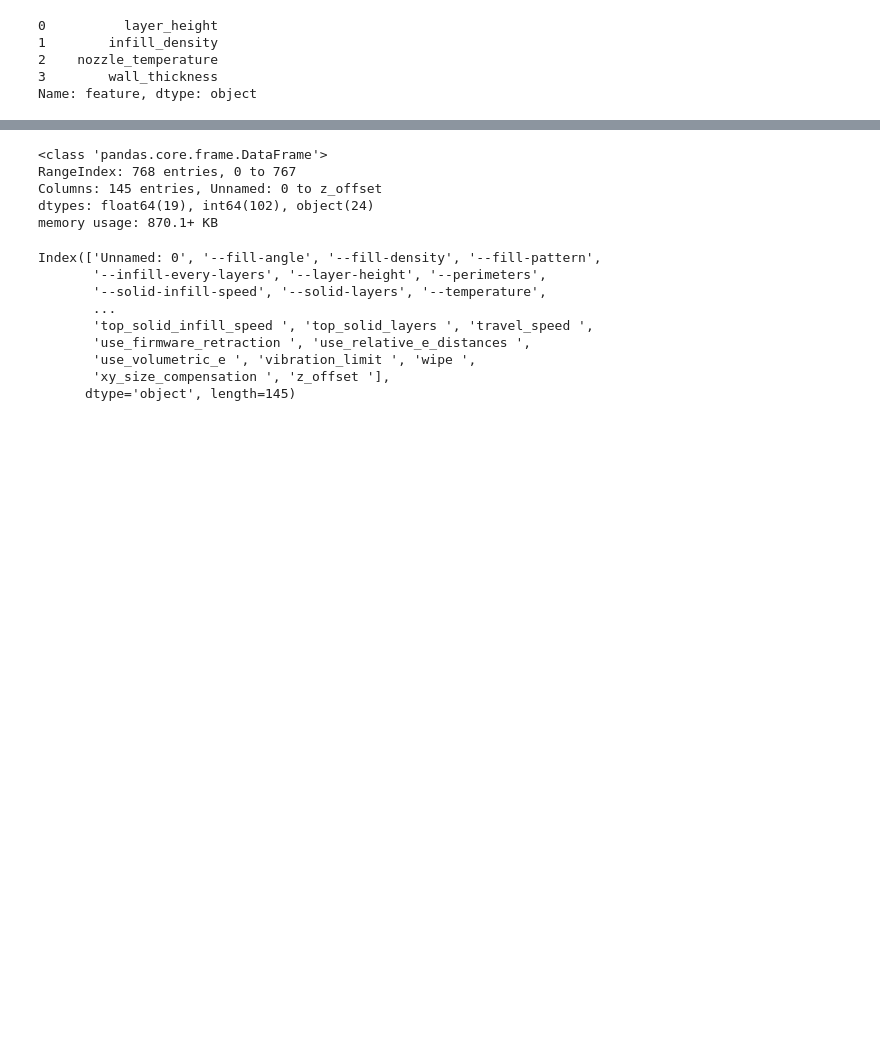
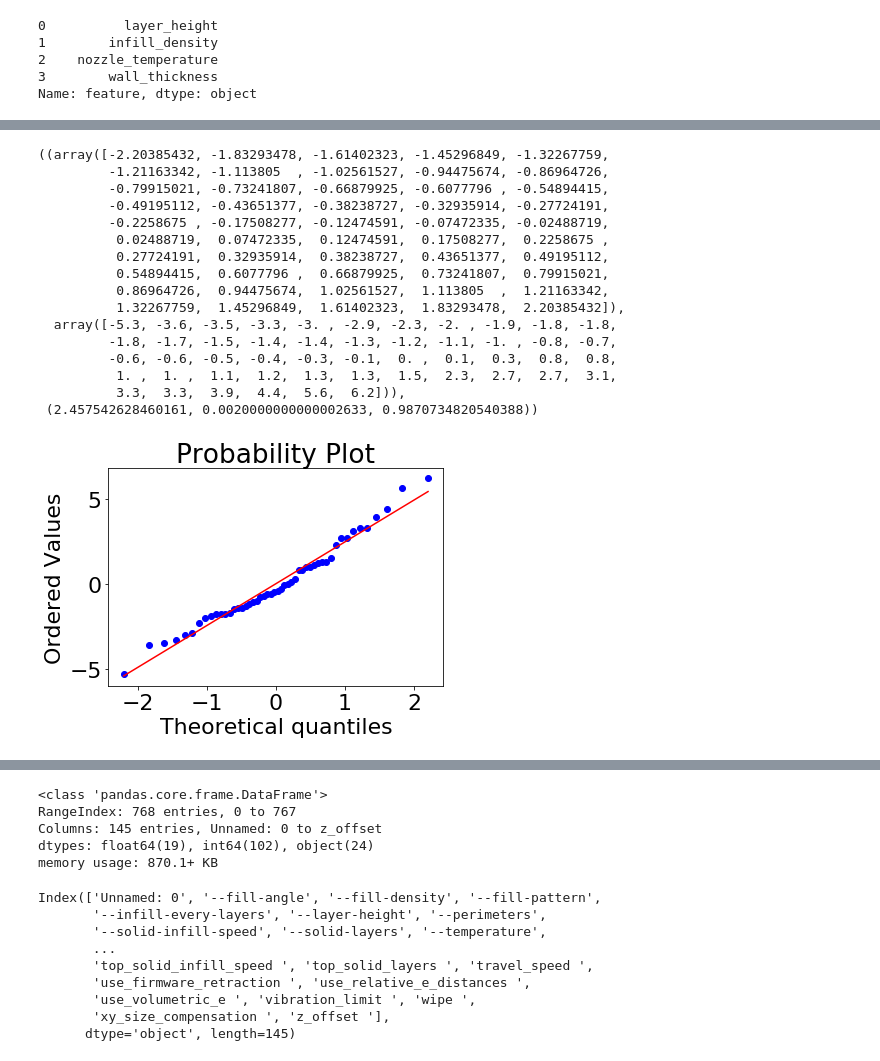
Before and after one commit to wilsonify/Opti3D, a Jupyter notebook: 3dprinter.ipynb, the cells around one changed output, grey strips where cells are left out. Drawn from its saved outputs; the diff is of its cells as text; code cells hidden in the pictures; blank space fills up the shorter version.

```diff
--- a/3dprinter.ipynb
+++ b/3dprinter.ipynb
@@ -127,3 +148,23 @@ pd.concat([pd.Series(strength_regressor_rf.predict(x),name='predicted'),
+# %%
+stats.probplot(strength_residual, dist="norm", plot=plt)
+# %% [output]
+((array([-2.20385432, -1.83293478, -1.61402323, -1.45296849, -1.32267759,
+         -1.21163342, -1.113805  , -1.02561527, -0.94475674, -0.86964726,
+         -0.79915021, -0.73241807, -0.66879925, -0.6077796 , -0.54894415,
+         -0.49195112, -0.43651377, -0.38238727, -0.32935914, -0.27724191,
+         -0.2258675 , -0.17508277, -0.12474591, -0.07472335, -0.02488719,
+          0.02488719,  0.07472335,  0.12474591,  0.17508277,  0.2258675 ,
+          0.27724191,  0.32935914,  0.38238727,  0.43651377,  0.49195112,
+          0.54894415,  0.6077796 ,  0.66879925,  0.73241807,  0.79915021,
+          0.86964726,  0.94475674,  1.02561527,  1.113805  ,  1.21163342,
+          1.32267759,  1.45296849,  1.61402323,  1.83293478,  2.20385432]),
+  array([-5.3, -3.6, -3.5, -3.3, -3. , -2.9, -2.3, -2. , -1.9, -1.8, -1.8,
+         -1.8, -1.7, -1.5, -1.4, -1.4, -1.3, -1.2, -1.1, -1. , -0.8, -0.7,
+         -0.6, -0.6, -0.5, -0.4, -0.3, -0.1,  0. ,  0.1,  0.3,  0.8,  0.8,
+          1. ,  1. ,  1.1,  1.2,  1.3,  1.3,  1.5,  2.3,  2.7,  2.7,  3.1,
+          3.3,  3.3,  3.9,  4.4,  5.6,  6.2])),
+ (2.457542628460161, 0.0020000000000002633, 0.9870734820540388))
+[figure, added]
 # %%
 pd.concat([pd.Series(strength_regressor_linear.predict(x),name='predicted'),
            pd.Series(y.values.reshape(-1),name='actual')
```
Also changed, not shown: parts of 21 cells of this notebook, 4 other files.
